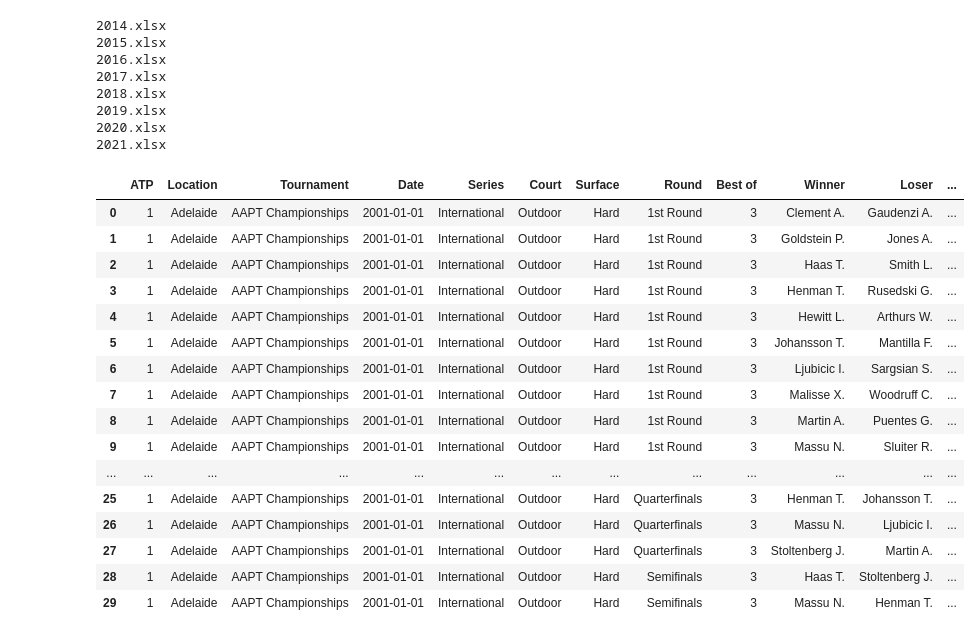
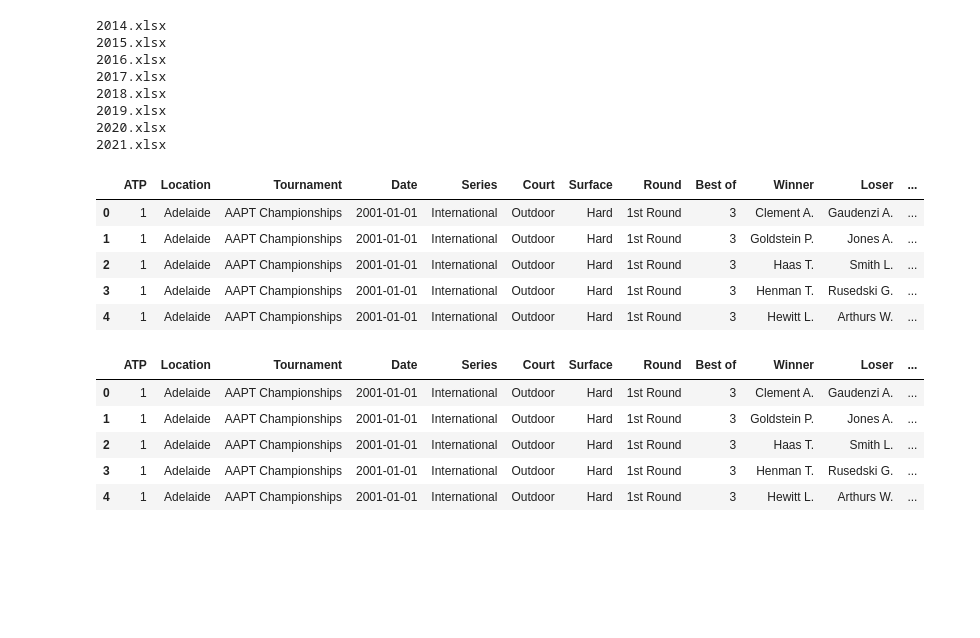
Before and after one commit to rielaben/Tennis_Modeling, a Jupyter notebook: data_aggregating.ipynb, the cells around one changed output. Drawn from its saved outputs; the diff is of its cells as text; code cells hidden in the pictures; blank space fills up the shorter version.

```diff
--- a/data_aggregating.ipynb
+++ b/data_aggregating.ipynb
@@ -3,4 +4,6 @@ import pandas as pd
 # %%
+# uncomment this to read and process all excel files again
+
 tennis_df = pd.DataFrame()
 for year in range(2001, 2022):
 
@@ -13,7 +16,9 @@ for year in range(2001, 2022):
         file = f"{year}.xlsx"
         print(file)
 
-    tennis_df = tennis_df.append(pd.read_excel(file))
+    year_df = pd.read_excel(file)
+    year_df['Year'] = year
+    tennis_df = tennis_df.append(year_df)
 # %% [output]
 2001.xls
 2002.xls
@@ -40,0 +44,9 @@ pd.set_option('display.max_columns', None)
+# %%
+tennis_df.head()
+# %% [output]
+|  | ATP | Location | Tournament | Date | Series | Court | Surface | Round | Best of | Winner | Loser | ... |
+| 0 | 1 | Adelaide | AAPT Championships | 2001-01-01 | International | Outdoor | Hard | 1st Round | 3 | Clement A. | Gaudenzi A. | ... |
+| 1 | 1 | Adelaide | AAPT Championships | 2001-01-01 | International | Outdoor | Hard | 1st Round | 3 | Goldstein P. | Jones A. | ... |
+| 2 | 1 | Adelaide | AAPT Championships | 2001-01-01 | International | Outdoor | Hard | 1st Round | 3 | Haas T. | Smith L. | ... |
+| 3 | 1 | Adelaide | AAPT Championships | 2001-01-01 | International | Outdoor | Hard | 1st Round | 3 | Henman T. | Rusedski G. | ... |
+| 4 | 1 | Adelaide | AAPT Championships | 2001-01-01 | International | Outdoor | Hard | 1st Round | 3 | Hewitt L. | Arthurs W. | ... |
@@ -41,20 +58,9 @@ pd.set_option('display.max_columns', None)
 # %%
-tennis_df.head(30)
+tennis_df.head()
 # %% [output]
 |  | ATP | Location | Tournament | Date | Series | Court | Surface | Round | Best of | Winner | Loser | ... |
 | 0 | 1 | Adelaide | AAPT Championships | 2001-01-01 | International | Outdoor | Hard | 1st Round | 3 | Clement A. | Gaudenzi A. | ... |
 | 1 | 1 | Adelaide | AAPT Championships | 2001-01-01 | International | Outdoor | Hard | 1st Round | 3 | Goldstein P. | Jones A. | ... |
 | 2 | 1 | Adelaide | AAPT Championships | 2001-01-01 | International | Outdoor | Hard | 1st Round | 3 | Haas T. | Smith L. | ... |
 | 3 | 1 | Adelaide | AAPT Championships | 2001-01-01 | International | Outdoor | Hard | 1st Round | 3 | Henman T. | Rusedski G. | ... |
 | 4 | 1 | Adelaide | AAPT Championships | 2001-01-01 | International | Outdoor | Hard | 1st Round | 3 | Hewitt L. | Arthurs W. | ... |
-| 5 | 1 | Adelaide | AAPT Championships | 2001-01-01 | International | Outdoor | Hard | 1st Round | 3 | Johansson T. | Mantilla F. | ... |
-| 6 | 1 | Adelaide | AAPT Championships | 2001-01-01 | International | Outdoor | Hard | 1st Round | 3 | Ljubicic I. | Sargsian S. | ... |
-| 7 | 1 | Adelaide | AAPT Championships | 2001-01-01 | International | Outdoor | Hard | 1st Round | 3 | Malisse X. | Woodruff C. | ... |
-| 8 | 1 | Adelaide | AAPT Championships | 2001-01-01 | International | Outdoor | Hard | 1st Round | 3 | Martin A. | Puentes G. | ... |
-| 9 | 1 | Adelaide | AAPT Championships | 2001-01-01 | International | Outdoor | Hard | 1st Round | 3 | Massu N. | Sluiter R. | ... |
-| ... | ... | ... | ... | ... | ... | ... | ... | ... | ... | ... | ... | ... |
-| 25 | 1 | Adelaide | AAPT Championships | 2001-01-01 | International | Outdoor | Hard | Quarterfinals | 3 | Henman T. | Johansson T. | ... |
-| 26 | 1 | Adelaide | AAPT Championships | 2001-01-01 | International | Outdoor | Hard | Quarterfinals | 3 | Massu N. | Ljubicic I. | ... |
-| 27 | 1 | Adelaide | AAPT Championships | 2001-01-01 | International | Outdoor | Hard | Quarterfinals | 3 | Stoltenberg J. | Martin A. | ... |
-| 28 | 1 | Adelaide | AAPT Championships | 2001-01-01 | International | Outdoor | Hard | Semifinals | 3 | Haas T. | Stoltenberg J. | ... |
-| 29 | 1 | Adelaide | AAPT Championships | 2001-01-01 | International | Outdoor | Hard | Semifinals | 3 | Massu N. | Henman T. | ... |
```
Also changed, not shown: parts of 31 cells of this notebook, 2 other files.
